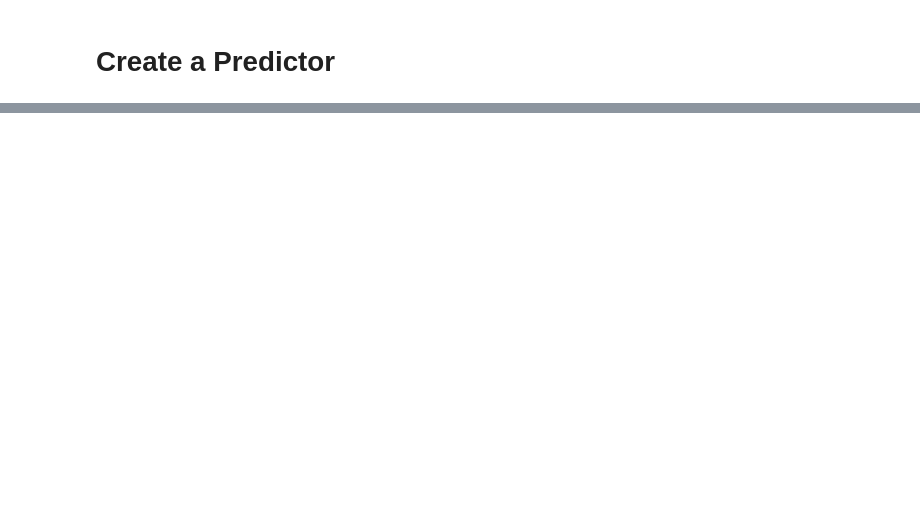
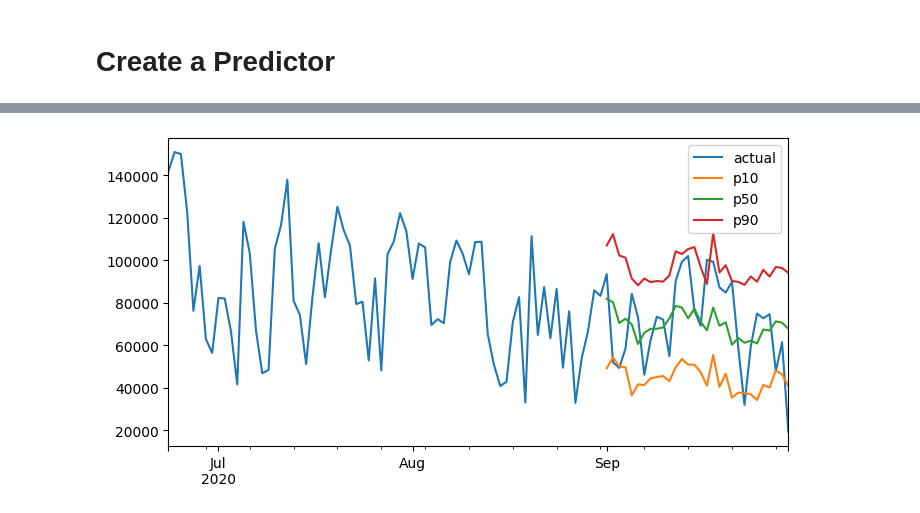
Before and after one commit to sreejithvn/aws_forecast, a Jupyter notebook: aws_forecast_energy_timeseries.ipynb, the cells around one changed output, grey strips where cells are left out. Saved outputs shown, nothing was run; the diff lists cells and outputs as text; code cells hidden in the pictures; blank space fills up the shorter version.

```diff
--- a/aws_forecast_energy_timeseries.ipynb
+++ b/aws_forecast_energy_timeseries.ipynb
@@ -361,0 +514,10 @@ forecast_client.list_predictors()
+# %%
+p10 = forecast_response['Forecast']['Predictions']['p10']
+p50 = forecast_response['Forecast']['Predictions']['p50']
+p90 = forecast_response['Forecast']['Predictions']['p90']
+# %%
+parsed = [parse_aws_forecast(d1, d2, d3) for d1, d2, d3 in zip(p10, p50, p90)]
+
+forecast_df = pd.DataFrame(parsed, columns=['timestamp', 'p10', 'p50', 'p90'])
+forecast_df.set_index('timestamp', inplace=True)
+forecast_df.head()
@@ -361,0 +532,6 @@ forecast_client.list_predictors()
+# %%
+true_df = df[['y']].copy()
+true_df.columns = ['actual']
+# %%
+full_df = true_df.join(forecast_df, how='outer')
+full_df.tail()
@@ -361,0 +545,5 @@ forecast_client.list_predictors()
+# %%
+# full_df[['true', 'p10', 'p50', 'p90']].plot(figsize=(20, 10));
+full_df.iloc[-100:][['actual', 'p10', 'p50', 'p90']].plot(figsize=(8, 4));
+# %% [output]
+[figure, added]
```
Also changed, not shown: parts of 29 cells of this notebook.
